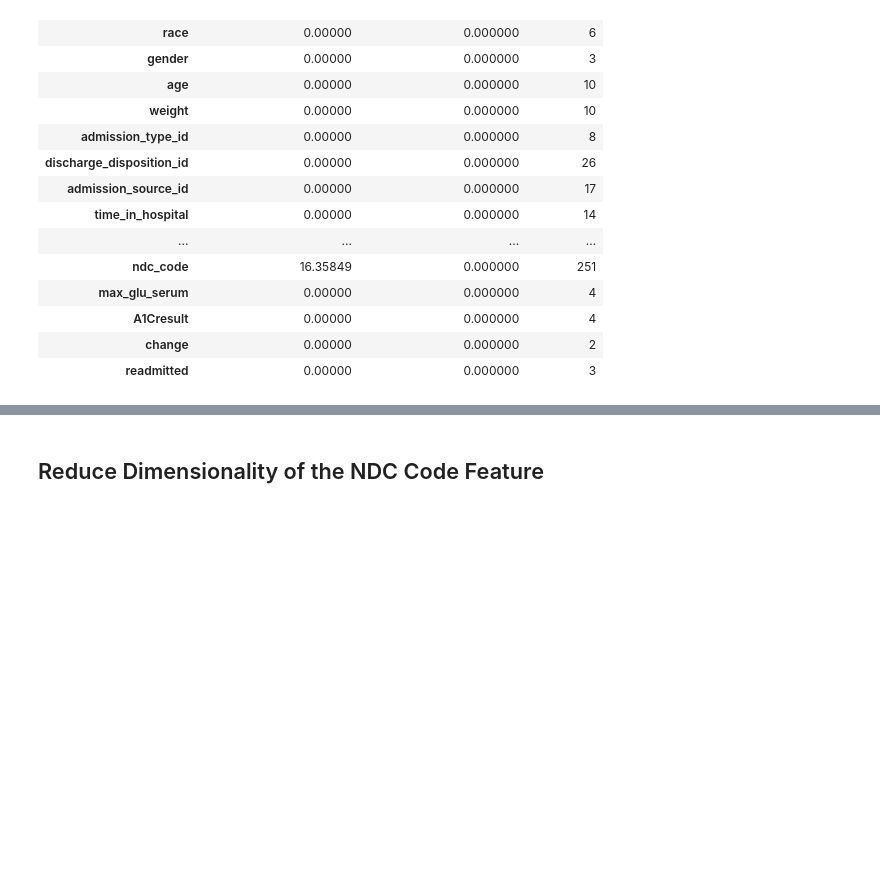
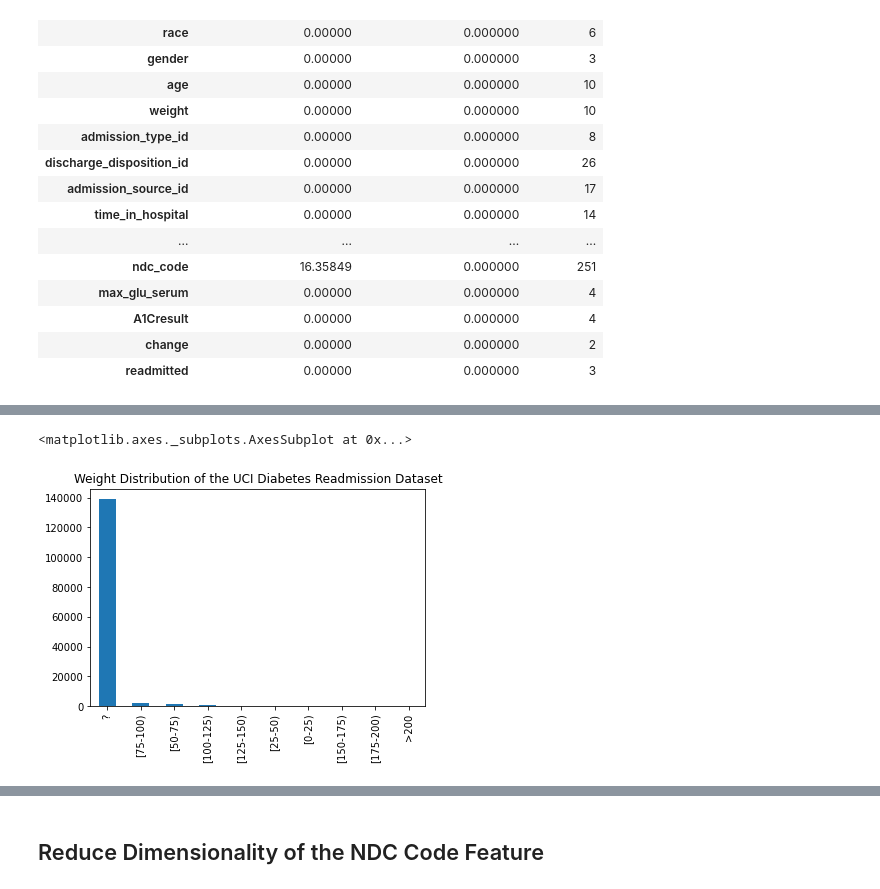
Before and after one commit to Danieldacruz7/Patient-Selection-for-Diabetes-Drug-Testing, a Jupyter notebook: student_project.ipynb, the cells around one changed output, grey strips where cells are left out. Drawn from its saved outputs; the diff is of its cells as text; code cells hidden in the pictures; blank space fills up the shorter version.

```diff
--- a/student_project.ipynb
+++ b/student_project.ipynb
@@ -162,0 +158,6 @@ plt.show()
+# %%
+plt.title("Weight Distribution of the UCI Diabetes Readmission Dataset")
+df['weight'].value_counts().plot(kind='bar')
+# %% [output]
+<matplotlib.axes._subplots.AxesSubplot at 0x...>
+[figure, added]
```
Also changed, not shown: parts of 9 cells of this notebook.
